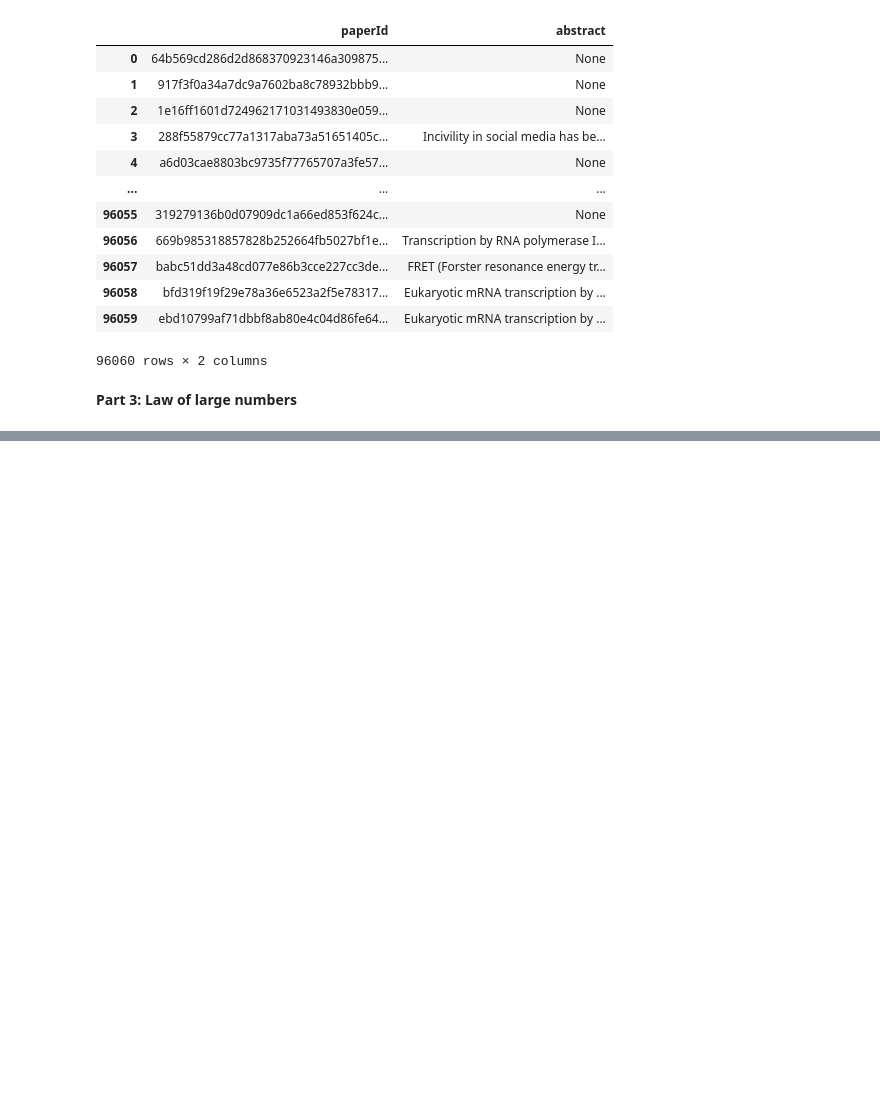
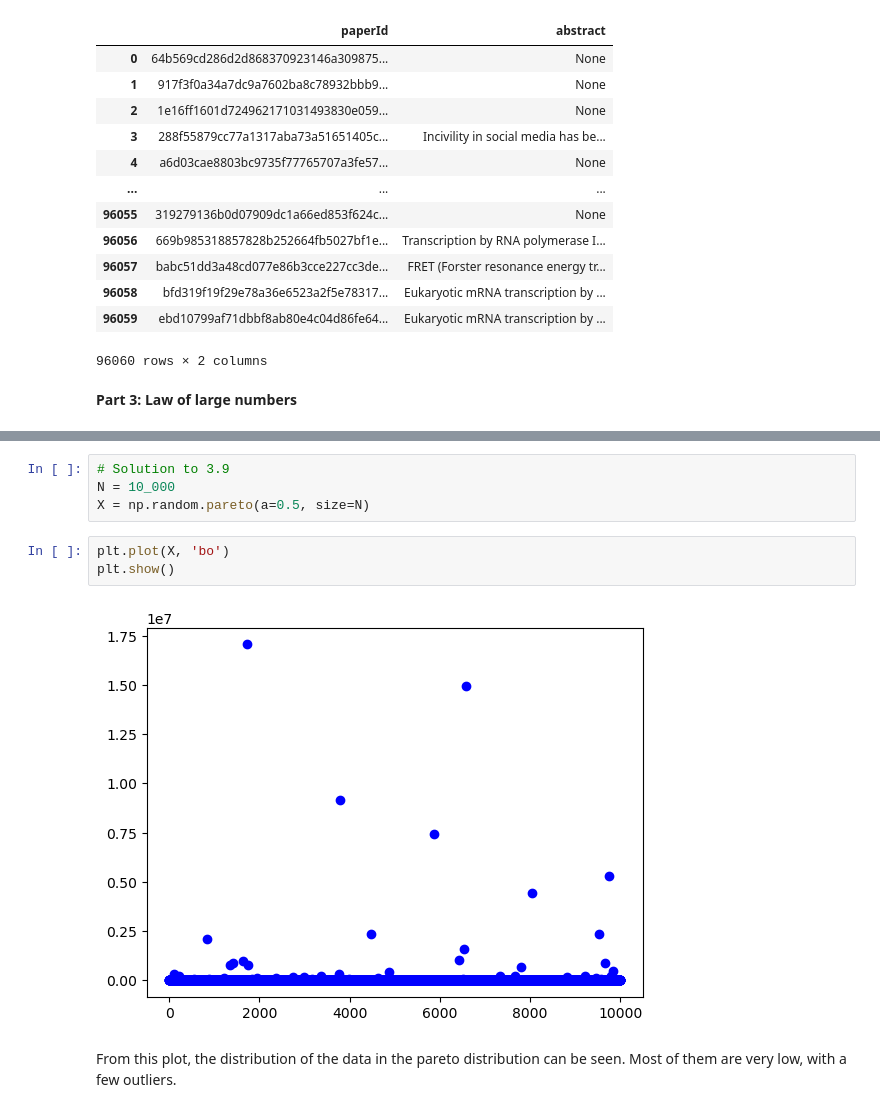
Before and after one commit to Dribo/02467_A_1, a Jupyter notebook: Assignment1.ipynb, the cells around one changed output, grey strips where cells are left out. Saved outputs shown, nothing was run; the diff lists cells and outputs as text; blank space fills up the shorter version.

```diff
--- a/Assignment1.ipynb
+++ b/Assignment1.ipynb
@@ -460,0 +412,11 @@ List of presnters without dublicates : 613
+# %%
+# Solution to 3.9
+N = 10_000
+X = np.random.pareto(a=0.5, size=N)
+# %%
+plt.plot(X, 'bo')
+plt.show()
+# %% [output]
+[figure, added]
+# %% [markdown]
+From this plot, the distribution of the data in the pareto distribution can be seen. Most of them are very low, with a few outliers.
```
Also changed, not shown: parts of 25 cells of this notebook.
